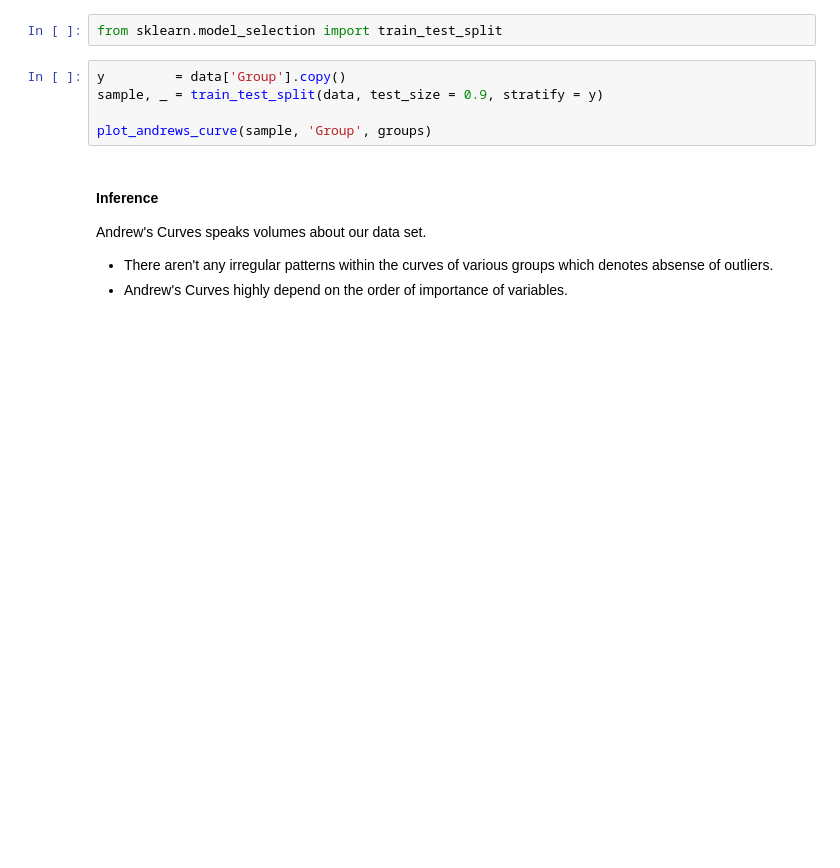
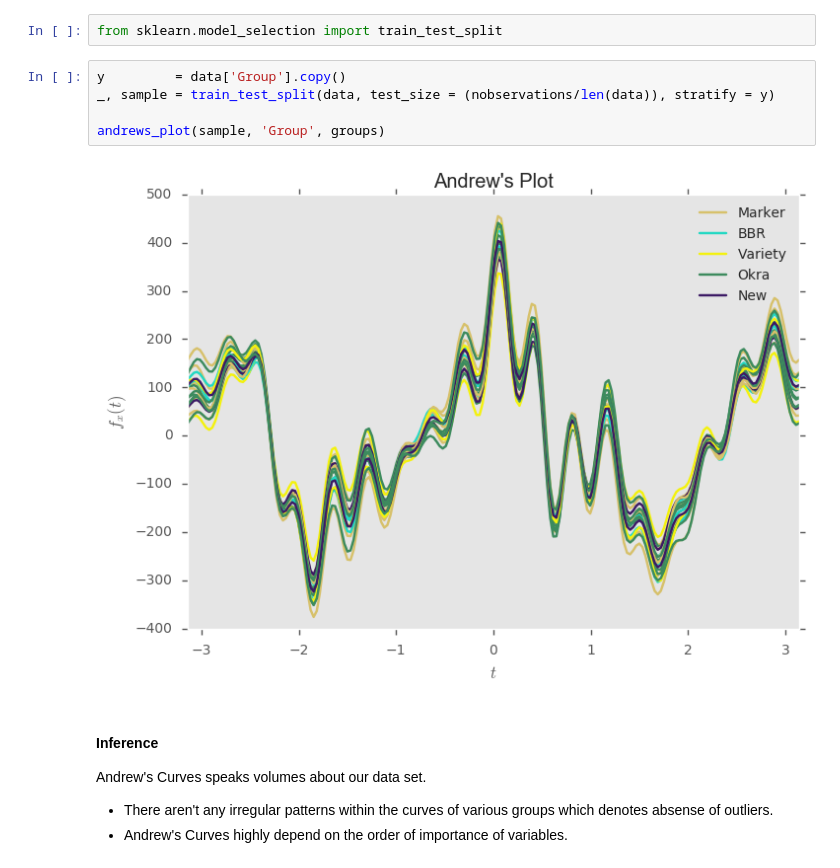
Before and after one commit to achillesrasquinha/brains-from-scratch, a Jupyter notebook: Brains from Scratch - Machine Learning for dummies.ipynb, the cells around one changed output. Drawn from its saved outputs; the diff is of its cells as text; blank space fills up the shorter version.

```diff
--- a/Brains from Scratch - Machine Learning for dummies.ipynb
+++ b/Brains from Scratch - Machine Learning for dummies.ipynb
@@ -1467,9 +1505,11 @@ When it comes to sampling our data set (including splitting our data set into tr
 from sklearn.model_selection import train_test_split
 # %%
 y         = data['Group'].copy()
-sample, _ = train_test_split(data, test_size = 0.9, stratify = y)
+_, sample = train_test_split(data, test_size = (nobservations/len(data)), stratify = y)
 
-plot_andrews_curve(sample, 'Group', groups)
+andrews_plot(sample, 'Group', groups)
+# %% [output]
+[figure, added]
 # %% [markdown]
 #### Inference
 Andrew's Curves speaks volumes about our data set.
```
Also changed, not shown: parts of 29 cells of this notebook, 1 other file.
